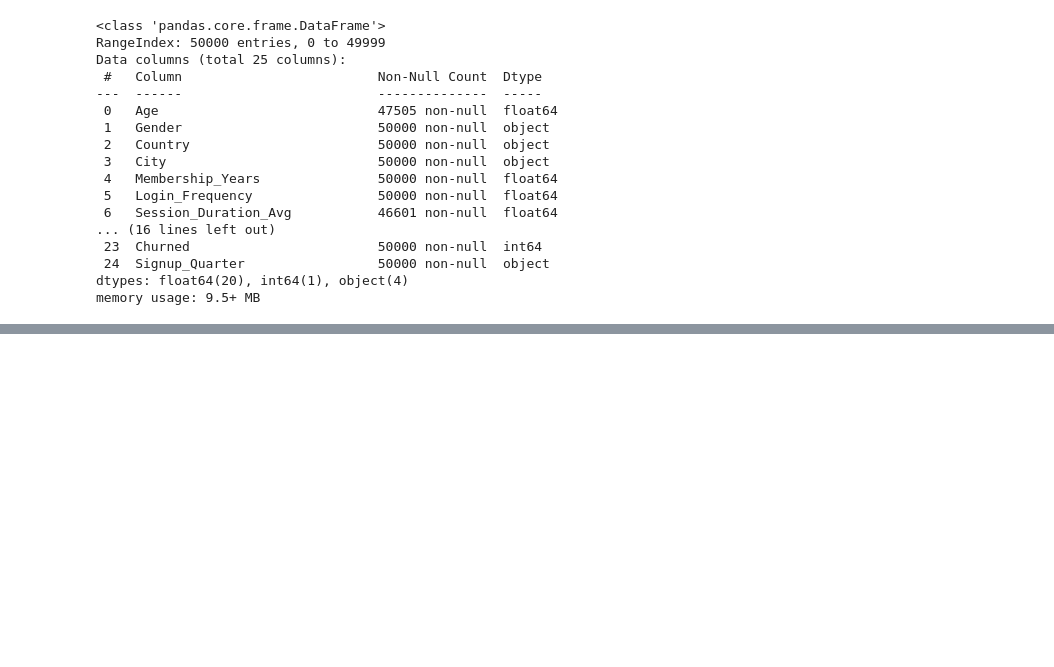
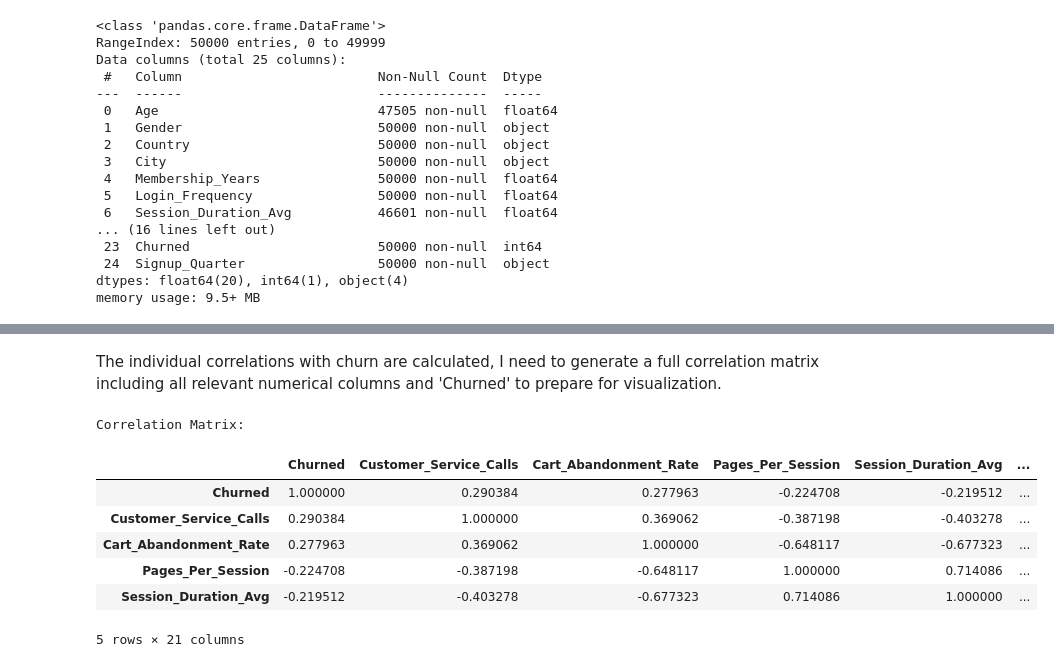
Before and after one commit to TuanNguyenDin/Ecommerce-customer-behavior, a Jupyter notebook: ecommerce_churn.ipynb, the cells around one changed output, grey strips where cells are left out. Saved outputs shown, nothing was run; the diff lists cells and outputs as text; code cells hidden in the pictures; blank space fills up the shorter version.

```diff
--- a/ecommerce_churn.ipynb
+++ b/ecommerce_churn.ipynb
@@ -78,0 +181,17 @@ memory usage: 9.5+ MB
+# %% [markdown]
+The individual correlations with churn are calculated, I need to generate a full correlation matrix including all relevant numerical columns and 'Churned' to prepare for visualization.
+# %%
+relevant_cols = correlation_with_churn_sorted.index.tolist()
+correlation_matrix = ecommerce_df[relevant_cols].corr(method='pearson')
+
+print("Correlation Matrix:")
+correlation_matrix.head()
+# %% [output]
+Correlation Matrix:
+|  | Churned | Customer_Service_Calls | Cart_Abandonment_Rate | Pages_Per_Session | Session_Duration_Avg | ... |
+| Churned | 1.000000 | 0.290384 | 0.277963 | -0.224708 | -0.219512 | ... |
+| Customer_Service_Calls | 0.290384 | 1.000000 | 0.369062 | -0.387198 | -0.403278 | ... |
+| Cart_Abandonment_Rate | 0.277963 | 0.369062 | 1.000000 | -0.648117 | -0.677323 | ... |
+| Pages_Per_Session | -0.224708 | -0.387198 | -0.648117 | 1.000000 | 0.714086 | ... |
+| Session_Duration_Avg | -0.219512 | -0.403278 | -0.677323 | 0.714086 | 1.000000 | ... |
+5 rows × 21 columns
```
Also changed, not shown: parts of 28 cells of this notebook.
